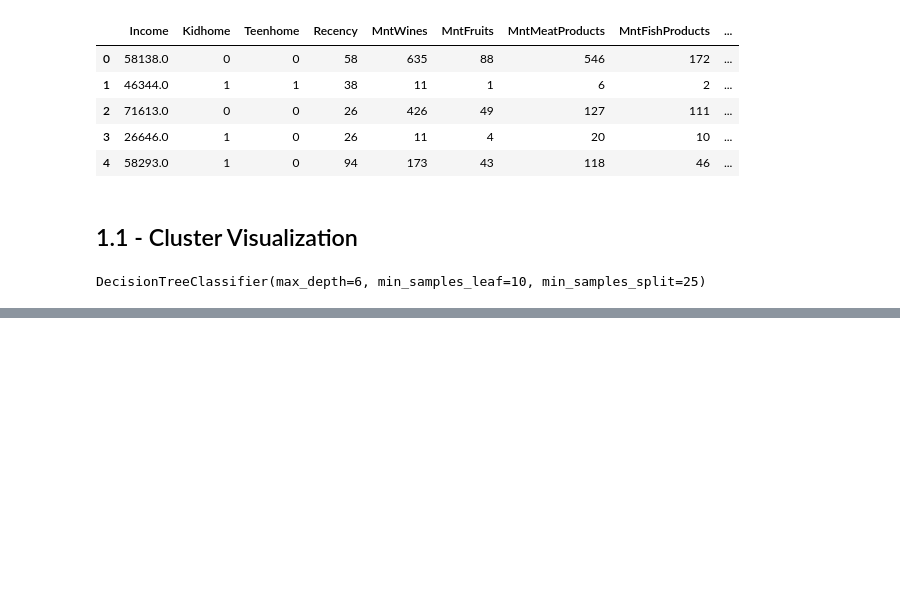
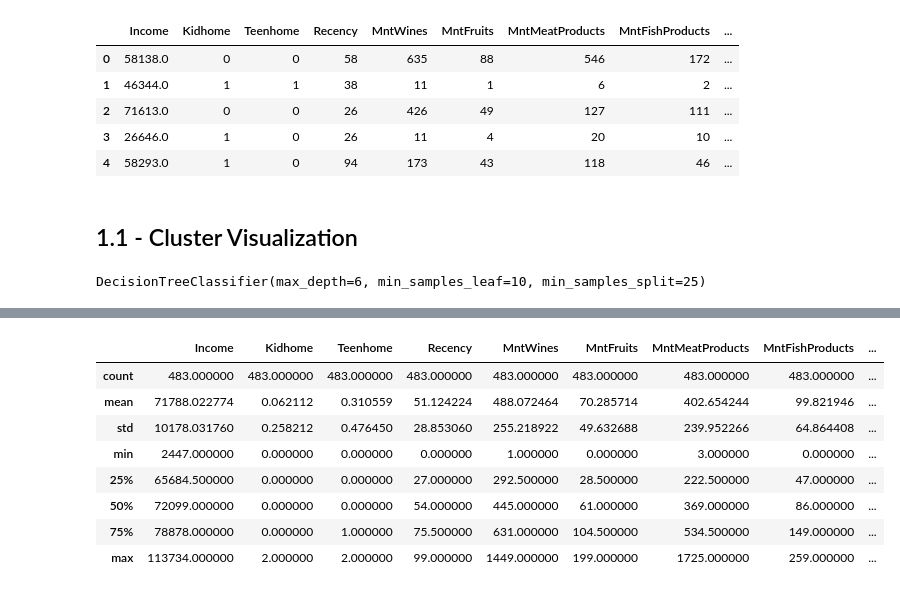
Before and after one commit to bert-bruno/case_miw, a Jupyter notebook: src/clustering.ipynb, the cells around one changed output, grey strips where cells are left out. Saved outputs shown, nothing was run; the diff lists cells and outputs as text; code cells hidden in the pictures; blank space fills up the shorter version.

```diff
--- a/src/clustering.ipynb
+++ b/src/clustering.ipynb
@@ -208,0 +300,13 @@ dataframe_dummy.to_csv('dataframe_clustered.csv')
+# %%
+# --- Cluster 2 Analysis --- #
+cluster_2.describe() # Displaying the statistics of cluster 2.
+# %% [output]
+|  | Income | Kidhome | Teenhome | Recency | MntWines | MntFruits | MntMeatProducts | MntFishProducts | ... |
+| count | 483.000000 | 483.000000 | 483.000000 | 483.000000 | 483.000000 | 483.000000 | 483.000000 | 483.000000 | ... |
+| mean | 71788.022774 | 0.062112 | 0.310559 | 51.124224 | 488.072464 | 70.285714 | 402.654244 | 99.821946 | ... |
+| std | 10178.031760 | 0.258212 | 0.476450 | 28.853060 | 255.218922 | 49.632688 | 239.952266 | 64.864408 | ... |
+| min | 2447.000000 | 0.000000 | 0.000000 | 0.000000 | 1.000000 | 0.000000 | 3.000000 | 0.000000 | ... |
+| 25% | 65684.500000 | 0.000000 | 0.000000 | 27.000000 | 292.500000 | 28.500000 | 222.500000 | 47.000000 | ... |
+| 50% | 72099.000000 | 0.000000 | 0.000000 | 54.000000 | 445.000000 | 61.000000 | 369.000000 | 86.000000 | ... |
+| 75% | 78878.000000 | 0.000000 | 1.000000 | 75.500000 | 631.000000 | 104.500000 | 534.500000 | 149.000000 | ... |
+| max | 113734.000000 | 2.000000 | 2.000000 | 99.000000 | 1449.000000 | 199.000000 | 1725.000000 | 259.000000 | ... |
```
Also changed, not shown: parts of 12 cells of this notebook.
